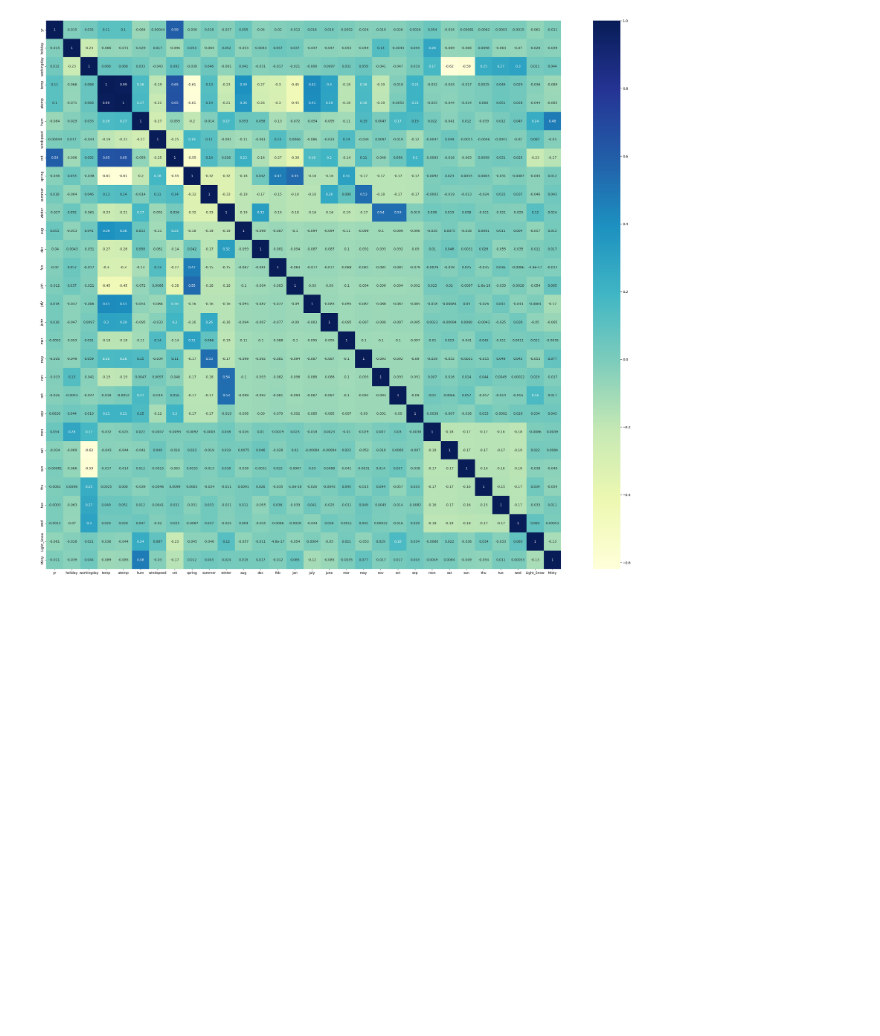
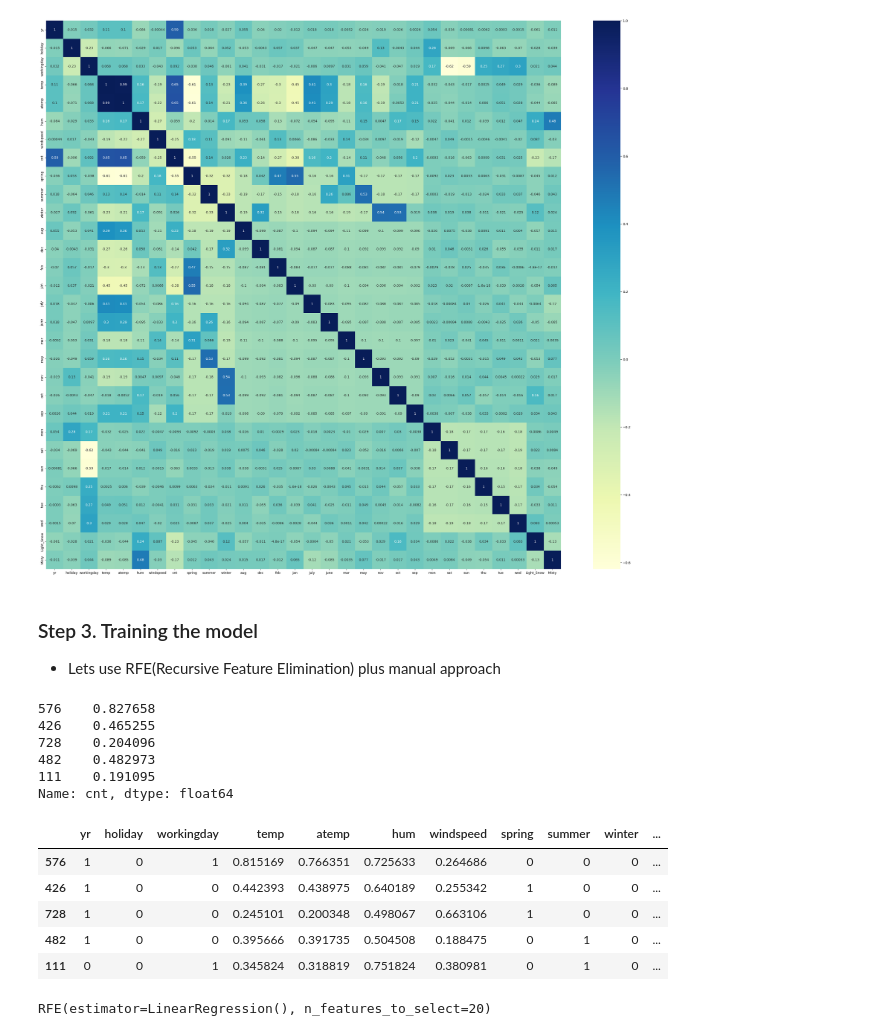
Before and after one commit to kc11381/Bike_Sharing_Case_Study, a Jupyter notebook: bike_sharing_predictors.ipynb, the cells around one changed output. Drawn from its saved outputs; the diff is of its cells as text; code cells hidden in the pictures; blank space fills up the shorter version.

```diff
--- a/bike_sharing_predictors.ipynb
+++ b/bike_sharing_predictors.ipynb
@@ -349,3 +348,6 @@ sns.heatmap(df_train.corr(), annot=True, cmap='YlGnBu')
 plt.show()
 # %% [output]
 [figure]
+# %% [markdown]
+### Step 3. Training the model
+  - Lets use RFE(Recursive Feature Elimination) plus manual approach
@@ -351,0 +358,27 @@ plt.show()
+# %%
+y_train.head()
+# %% [output]
+576    0.827658
+426    0.465255
+728    0.204096
+482    0.482973
+111    0.191095
+Name: cnt, dtype: float64
+# %%
+X_train.head()
+# %% [output]
+|  | yr | holiday | workingday | temp | atemp | hum | windspeed | spring | summer | winter | ... |
+| 576 | 1 | 0 | 1 | 0.815169 | 0.766351 | 0.725633 | 0.264686 | 0 | 0 | 0 | ... |
+| 426 | 1 | 0 | 0 | 0.442393 | 0.438975 | 0.640189 | 0.255342 | 1 | 0 | 0 | ... |
+| 728 | 1 | 0 | 0 | 0.245101 | 0.200348 | 0.498067 | 0.663106 | 1 | 0 | 0 | ... |
+| 482 | 1 | 0 | 0 | 0.395666 | 0.391735 | 0.504508 | 0.188475 | 0 | 1 | 0 | ... |
+| 111 | 0 | 0 | 1 | 0.345824 | 0.318819 | 0.751824 | 0.380981 | 0 | 1 | 0 | ... |
+# %%
+# Lets create the model
+lm = LinearRegression()
+lm.fit(X_train, y_train)
+# Running RFE with the output number of variables = 20
+rfe = RFE(lm, n_features_to_select=20)
+rfe.fit(X_train, y_train)
+# %% [output]
+RFE(estimator=LinearRegression(), n_features_to_select=20)
```
Also changed, not shown: parts of 16 cells of this notebook.
